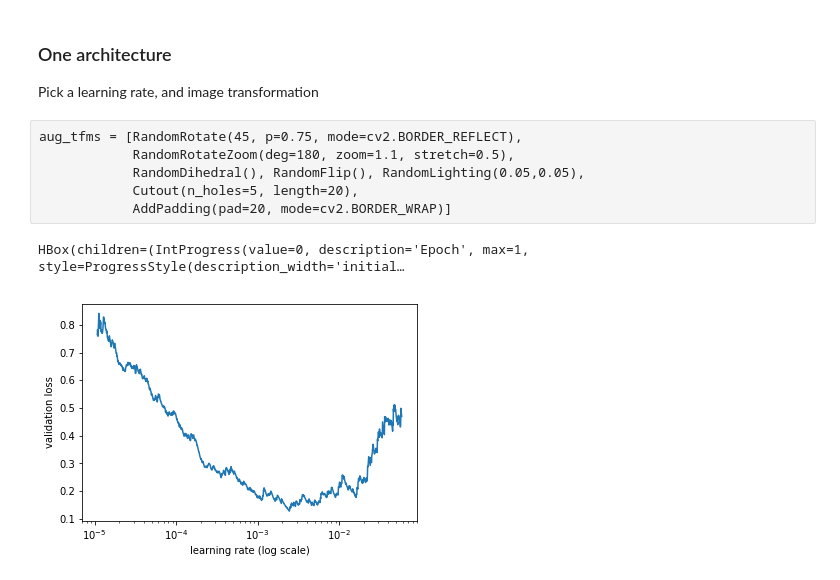
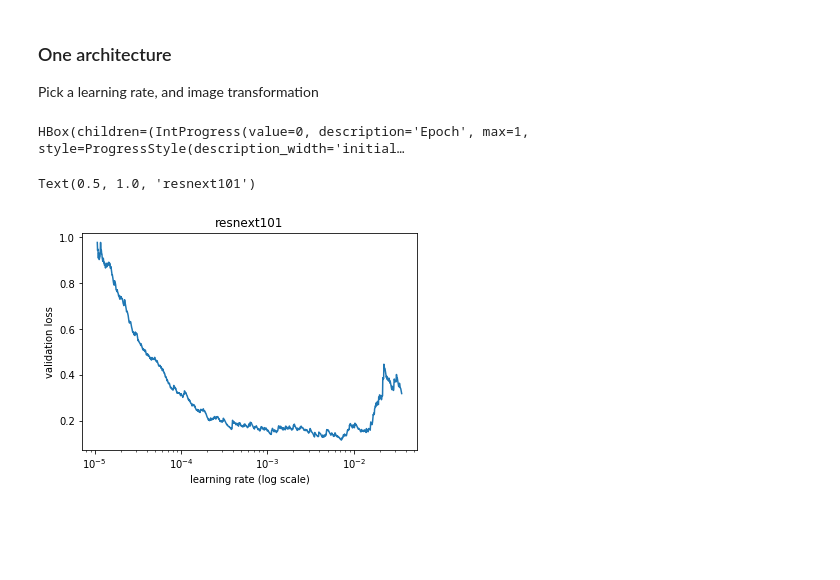
Before and after one commit to worasom/WiDS_Datathon_2019, a Jupyter notebook: oil_palm_images-trans.ipynb, the cells around one changed output. Cells and saved outputs as stored; diff of their text form; code cells hidden in the pictures; blank space fills up the shorter version.

```diff
--- a/oil_palm_images-trans.ipynb
+++ b/oil_palm_images-trans.ipynb
@@ -208,16 +208,10 @@ def separate_test_set(data, log_preds):
 # %%
 #arch = dn121
 #arch = dn201
-#arch = resnext101
-arch = resnet34
+arch = resnext101
+#arch = resnet34
 sz = 128
 bs = 10
-# %% [raw]
-aug_tfms = [RandomRotate(45, p=0.75, mode=cv2.BORDER_REFLECT),
-            RandomRotateZoom(deg=180, zoom=1.1, stretch=0.5),
-            RandomDihedral(), RandomFlip(), RandomLighting(0.05,0.05),
-            Cutout(n_holes=5, length=20),
-            AddPadding(pad=20, mode=cv2.BORDER_WRAP)]
 # %%
 aug_tfms = transforms_top_down
 # %%
@@ -229,7 +223,9 @@ learn = ConvLearner.pretrained(arch, data, precompute=True)
 # %%
 #learning rate finder
 lrf=learn.lr_find()
 learn.sched.plot()
+plt.title(arch.__name__)
 # %% [output]
 HBox(children=(IntProgress(value=0, description='Epoch', max=1, style=ProgressStyle(description_width='initial…
+Text(0.5, 1.0, 'resnext101')
-[figure, old version]
+[figure, new version]
```
Also changed, not shown: parts of 23 cells of this notebook.
